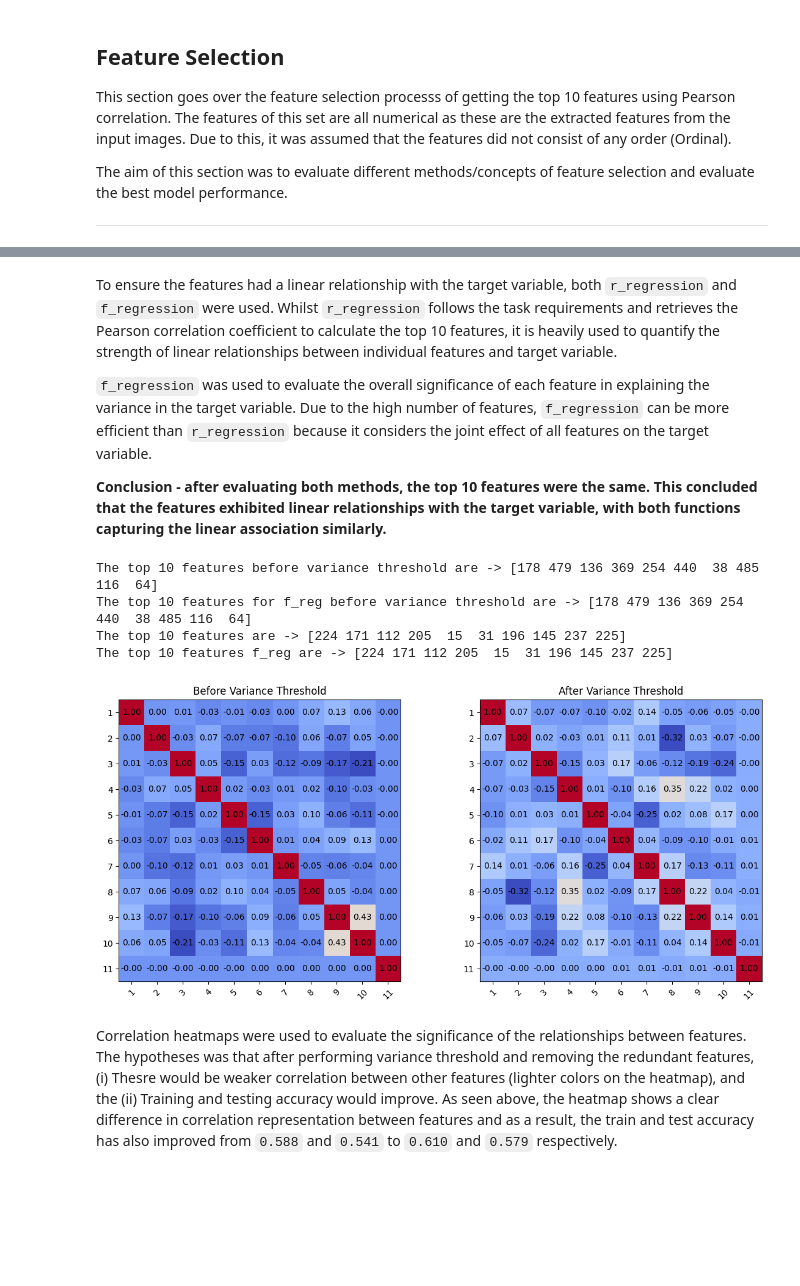
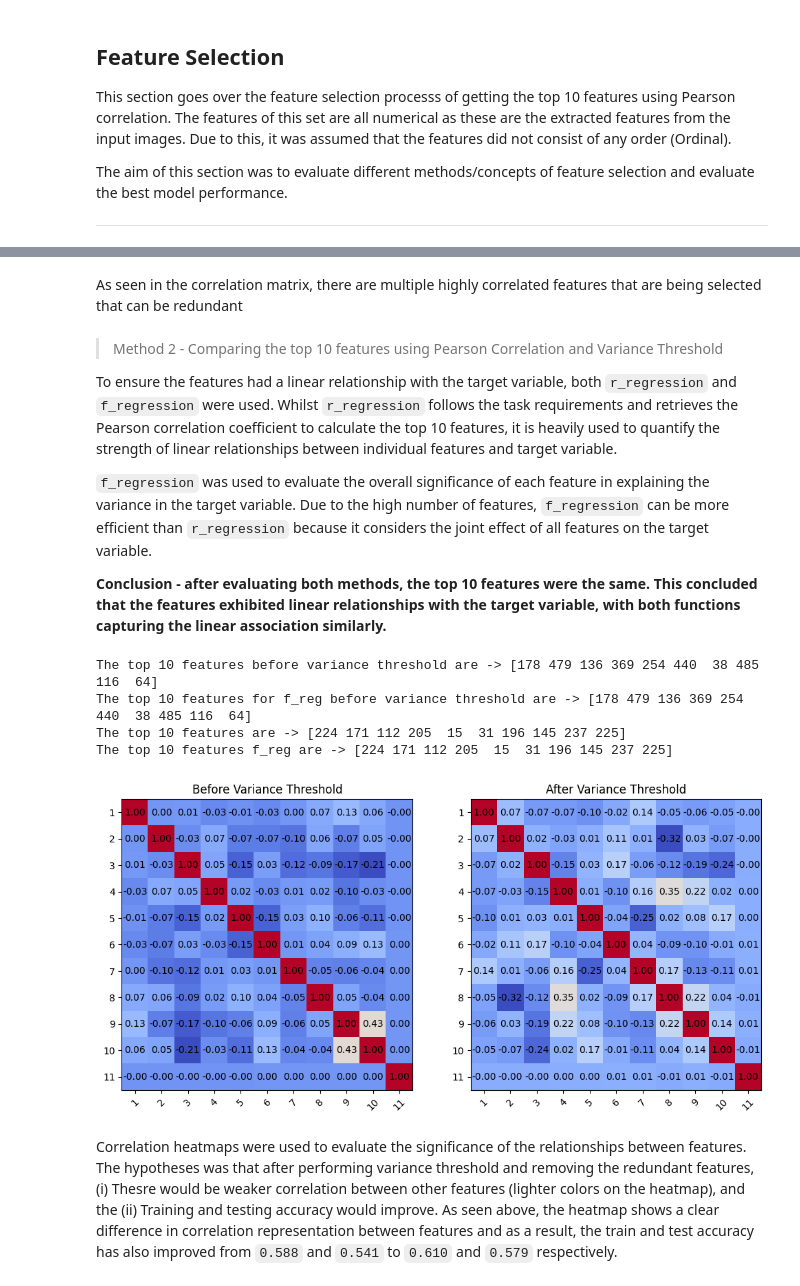
Before and after one commit to aym183/Satellite-Image-Classification, a Jupyter notebook: task1.ipynb, the cells around one changed output, grey strips where cells are left out. Saved outputs shown, nothing was run; the diff lists cells and outputs as text; code cells hidden in the pictures; blank space fills up the shorter version.

Commit message:
Added correlation matrix for variance threshold with the top 10 features

```diff
--- a/task1.ipynb
+++ b/task1.ipynb
@@ -147,4 +137,8 @@ Top 10 features after variance threshold
+# %% [markdown]
+As seen in the correlation matrix, there are multiple highly correlated features that are being selected that can be redundant
 # %% [markdown]
+> Method 2 - Comparing the top 10 features using Pearson Correlation and Variance Threshold
+
 To ensure the features had a linear relationship with the target variable, both `r_regression` and `f_regression` were used. Whilst `r_regression` follows the task requirements and retrieves the Pearson correlation coefficient to calculate the top 10 features, it is heavily used to quantify the strength of linear relationships between individual features and target variable.
 
 `f_regression` was used to evaluate the overall significance of each feature in explaining the variance in the target variable. Due to the high number of features, `f_regression` can be more efficient than `r_regression` because it considers the joint effect of all features on the target variable.
@@ -152,34 +146,35 @@ To ensure the features had a linear relationship with the target variable, both
 <b>Conclusion - after evaluating both methods, the top 10 features were the same. This concluded that the features exhibited linear relationships with the target variable, with both functions capturing the linear association similarly.</b>
 # %%
 # ------- FEATURE SELECTION ---------
+x_train_selected, x_test_selected = calculate_variance_threshold(x_train_norm, x_test_norm, False)
 feature_correlation_pre = pearson_correlation(x_train_norm, y_train)
+feature_correlation_f_reg_pre = f_regression_scores(x_train_norm, y_train)
+feature_correlation = pearson_correlation(x_train_selected, y_train)
+feature_correlation_f_reg = f_regression_scores(x_train_selected, y_train)
+
 print(f"The top 10 features before variance threshold are -> {feature_correlation_pre[:10]}")
-feature_correlation_f_reg_pre = f_regression_scores(x_train_norm, y_train)
 print(f"The top 10 features for f_reg before variance threshold are -> {feature_correlation_f_reg_pre[:10]}")
-
-feature_correlation = pearson_correlation(x_train_selected, y_train)
 print(f"The top 10 features are -> {feature_correlation[:10]}")
-feature_correlation_f_reg = f_regression_scores(x_train_selected, y_train)
 print(f"The top 10 features f_reg are -> {feature_correlation_f_reg[:10]}")
 
-fig, axes = plt.subplots(1, 2, figsize=(14, 6))
+fig, axes = plt.subplots(1, 2, figsize=(12, 6))
 # pre variance threshold
 top_features_indices = feature_correlation_pre[:10]
 selected_features = x_train_norm[:, top_features_indices]
 correlation_matrix_pre = np.corrcoef(selected_features.T, y_train)
 plot_correlation_heatmap(axes[0], correlation_matrix_pre, 'Before Variance Threshold')
 
 # Post variance threshold
 top_features_indices = feature_correlation[:10]
 selected_features = x_train_selected[:, top_features_indices]
 correlation_matrix = np.corrcoef(selected_features.T, y_train)
 plot_correlation_heatmap(axes[1], correlation_matrix, 'After Variance Threshold')
 # %% [output]
 The top 10 features before variance threshold are -> [178 479 136 369 254 440  38 485 116  64]
 The top 10 features for f_reg before variance threshold are -> [178 479 136 369 254 440  38 485 116  64]
 The top 10 features are -> [224 171 112 205  15  31 196 145 237 225]
 The top 10 features f_reg are -> [224 171 112 205  15  31 196 145 237 225]
-[figure, old version]
+[figure, new version]
 # %% [markdown]
 Correlation heatmaps were used to evaluate the significance of the relationships between features. The hypotheses was that after performing variance threshold and removing the redundant features, (i) Thesre would be weaker correlation between other features (lighter colors on the heatmap), and the (ii) Training and testing accuracy would improve. As seen above, the heatmap shows a clear difference in correlation representation between features and as a result, the train and test accuracy has also improved from `0.588` and `0.541` to `0.610` and `0.579` respectively.
 # %% [markdown]
```
Also changed, not shown: parts of 5 cells of this notebook, 2 other files.
